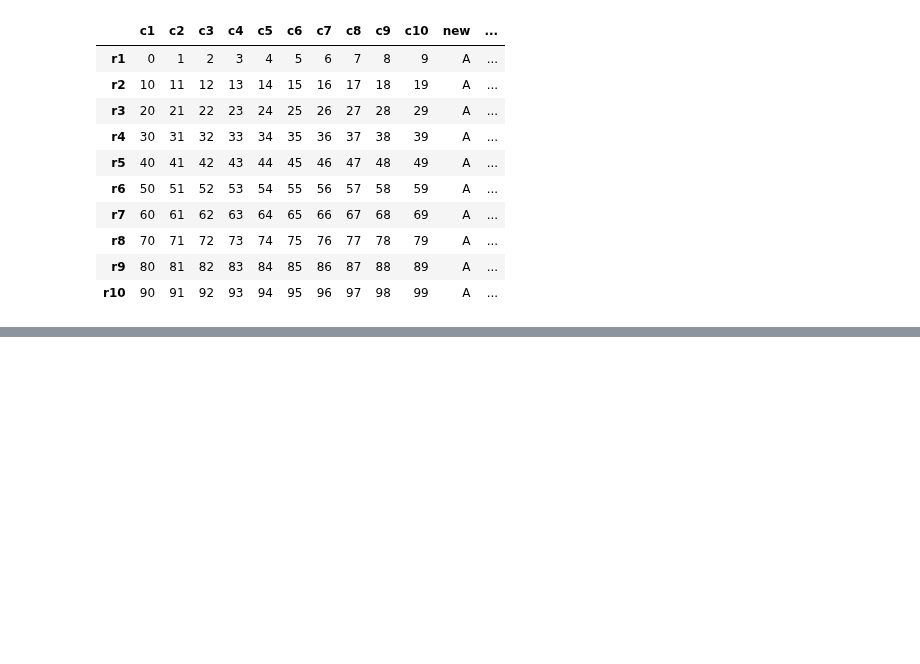
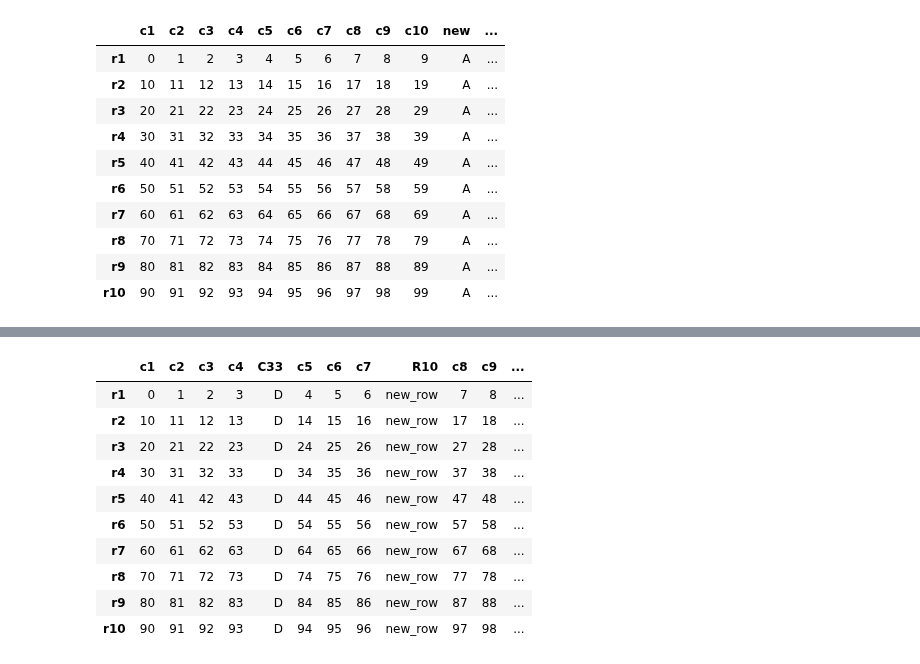
Before and after one commit to RaisulislamRimon/data-science-notes, a Jupyter notebook: module_5/module_5_class/class_2/1_panda.ipynb, the cells around one changed output, grey strips where cells are left out. Saved outputs shown, nothing was run; the diff lists cells and outputs as text; code cells hidden in the pictures; blank space fills up the shorter version.

```diff
--- a/module_5/module_5_class/class_2/1_panda.ipynb
+++ b/module_5/module_5_class/class_2/1_panda.ipynb
@@ -350,0 +385,18 @@ df
+# %%
+new_row = 'new_row'
+
+df.insert(loc = 8, column = 'R10', value = new_row)
+
+df
+# %% [output]
+|  | c1 | c2 | c3 | c4 | C33 | c5 | c6 | c7 | R10 | c8 | c9 | ... |
+| r1 | 0 | 1 | 2 | 3 | D | 4 | 5 | 6 | new_row | 7 | 8 | ... |
+| r2 | 10 | 11 | 12 | 13 | D | 14 | 15 | 16 | new_row | 17 | 18 | ... |
+| r3 | 20 | 21 | 22 | 23 | D | 24 | 25 | 26 | new_row | 27 | 28 | ... |
+| r4 | 30 | 31 | 32 | 33 | D | 34 | 35 | 36 | new_row | 37 | 38 | ... |
+| r5 | 40 | 41 | 42 | 43 | D | 44 | 45 | 46 | new_row | 47 | 48 | ... |
+| r6 | 50 | 51 | 52 | 53 | D | 54 | 55 | 56 | new_row | 57 | 58 | ... |
+| r7 | 60 | 61 | 62 | 63 | D | 64 | 65 | 66 | new_row | 67 | 68 | ... |
+| r8 | 70 | 71 | 72 | 73 | D | 74 | 75 | 76 | new_row | 77 | 78 | ... |
+| r9 | 80 | 81 | 82 | 83 | D | 84 | 85 | 86 | new_row | 87 | 88 | ... |
+| r10 | 90 | 91 | 92 | 93 | D | 94 | 95 | 96 | new_row | 97 | 98 | ... |
```
Also changed, not shown: parts of 12 cells of this notebook.
